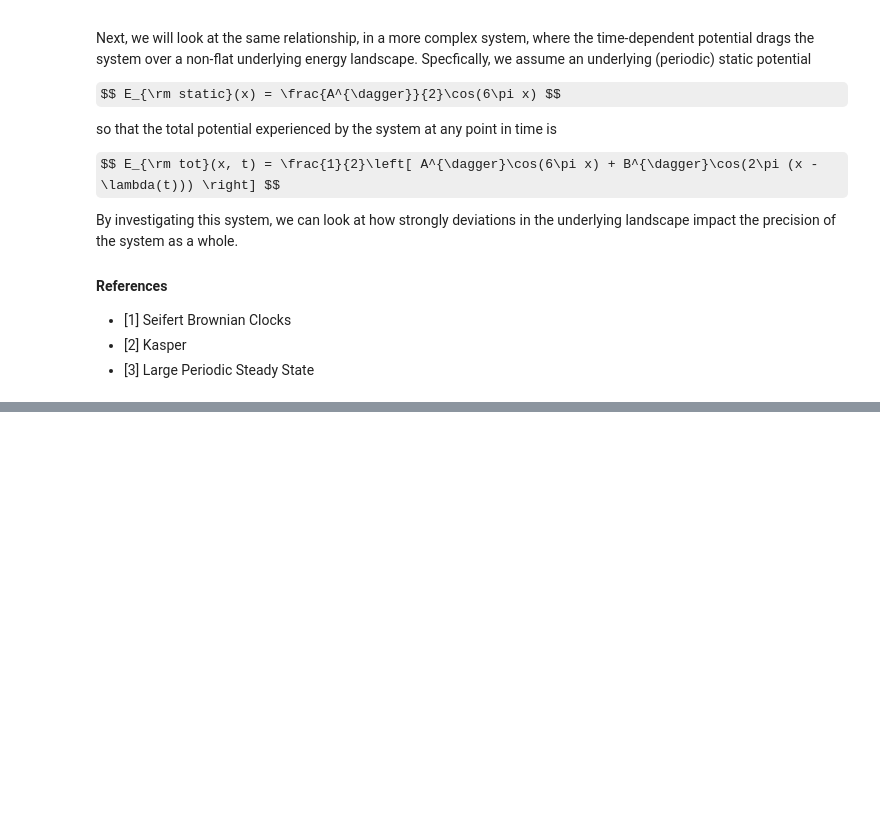
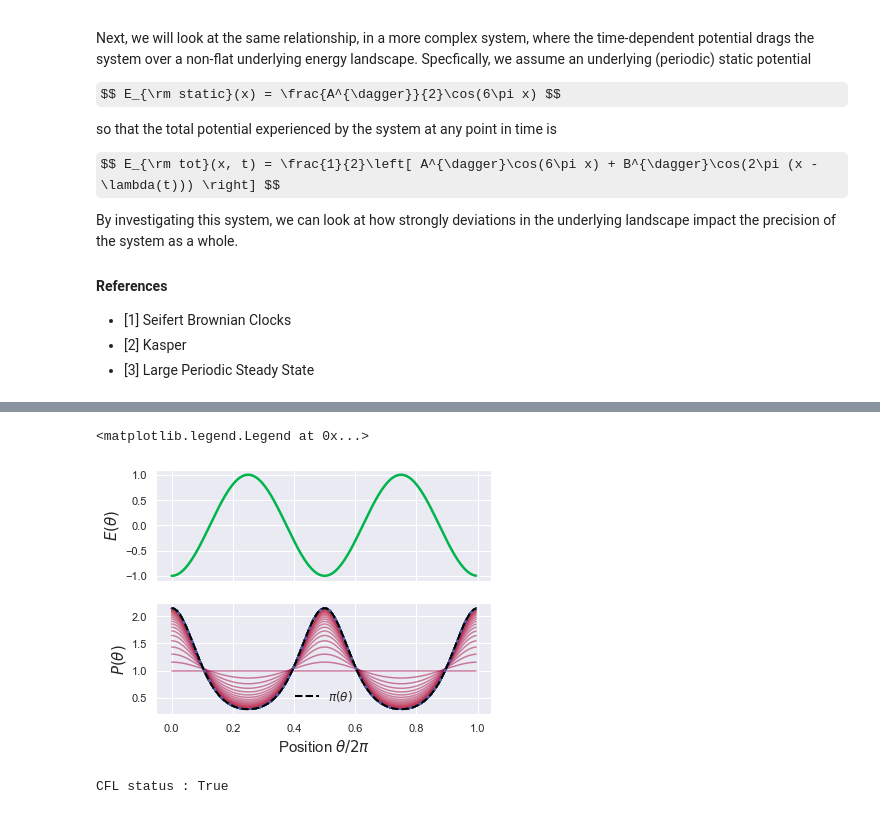
Before and after one commit to StevenJLarge/FokkerPlanck, a Jupyter notebook: notebooks/06-slarge-periodic-system.ipynb, the cells around one changed output, grey strips where cells are left out. Cells and saved outputs as stored; diff of their text form; code cells hidden in the pictures; some formulas as TeX source; blank space fills up the shorter version.

```diff
--- a/notebooks/06-slarge-periodic-system.ipynb
+++ b/notebooks/06-slarge-periodic-system.ipynb
@@ -33,0 +133,56 @@ By investigating this system, we can look at how strongly deviations in the unde
+# %%
+# Now we can plot the theoretical equilibrium distribution, as compared to the
+# empirical final distribution
+eq_prob = np.exp(-ff.periodicEnergy(x_array, params))
+eq_prob = eq_prob / (np.sum(eq_prob) * dx)
+
+fig, ax = plt.subplots(2, 1, figsize=(6, 4.5), sharex=True)
+Pal = sns.color_palette("Spectral", len(prob_tracker))
+
+ax[0].plot(x_array, ff.periodicEnergy(x_array, params), linewidth=2.5, color=sns.xkcd_rgb["shamrock"])
+for i, prob in enumerate(prob_tracker):
+    ax[1].plot(x_array, prob, color=Pal[i], alpha=0.5)
+
+ax[1].plot(x_array, eq_prob, '--', linewidth=2.0, color='k', label=r"$\pi(\theta)$")
+
+ax[0].set_ylabel(r"$E(\theta)$", fontsize=15)
+ax[1].set_xlabel(r"Position $\theta/2\pi$", fontsize=15)
+ax[1].set_ylabel(r"$P(\theta)$", fontsize=15)
+ax[1].legend(fontsize=12, frameon=False)
+# %% [output]
+<matplotlib.legend.Legend at 0x...>
+[figure, added]
+# %%
+# Now, we want to look at the case of a system within a constantly rotating periodic potential
+# Here, similar to the harmonic potential, we can (in this case) write down an effective
+# Fokker planck equation in the reference frame that comoves with the minima.
+# MARKDOWN CELL HER SHOWING THIS DERIVATION AND RESULTING EQUATION
+
+# Inititialize the system in its equiliibrium distribution
+amp = 2.0
+minPos = 0.5
+cpVel = 8.0
+
+cfl_status = fpe.check_CFL((amp, nMin, minPos), ff.periodicForce_constVel)
+print(f"CFL status : {cfl_status}")
+
+prob_tracker = []
+time_tracker = []
+curr_time = 0
+counter = 0
+
+eq_dist = np.exp(-ff.periodicEnergy(x_array, (amp, 1, minPos)))
+eq_dist = eq_dist / np.sum(eq_dist * dx)
+fpe.prob = eq_dist
+
+params = (amp, minPos, cpVel)
+
+while curr_time < 0.25:
+    if counter % 10 == 0:
+        prob_tracker.append(fpe.prob)
+        time_tracker.append(curr_time)
+    fpe.integrate_step(params, ff.periodicForce_constVel)
+    curr_time += fpe.dt
+    counter += 1
+# %% [output]
+CFL status : True
```
Also changed, not shown: parts of 5 cells of this notebook, 1 other file.
